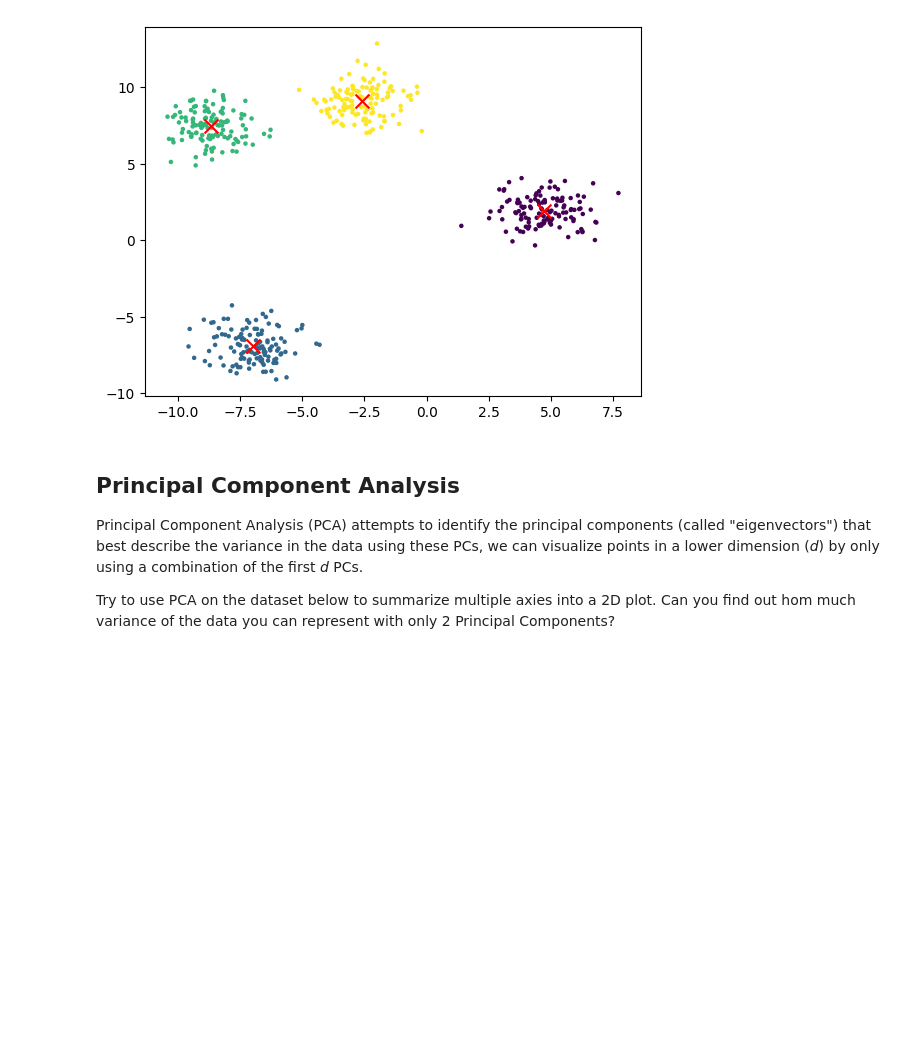
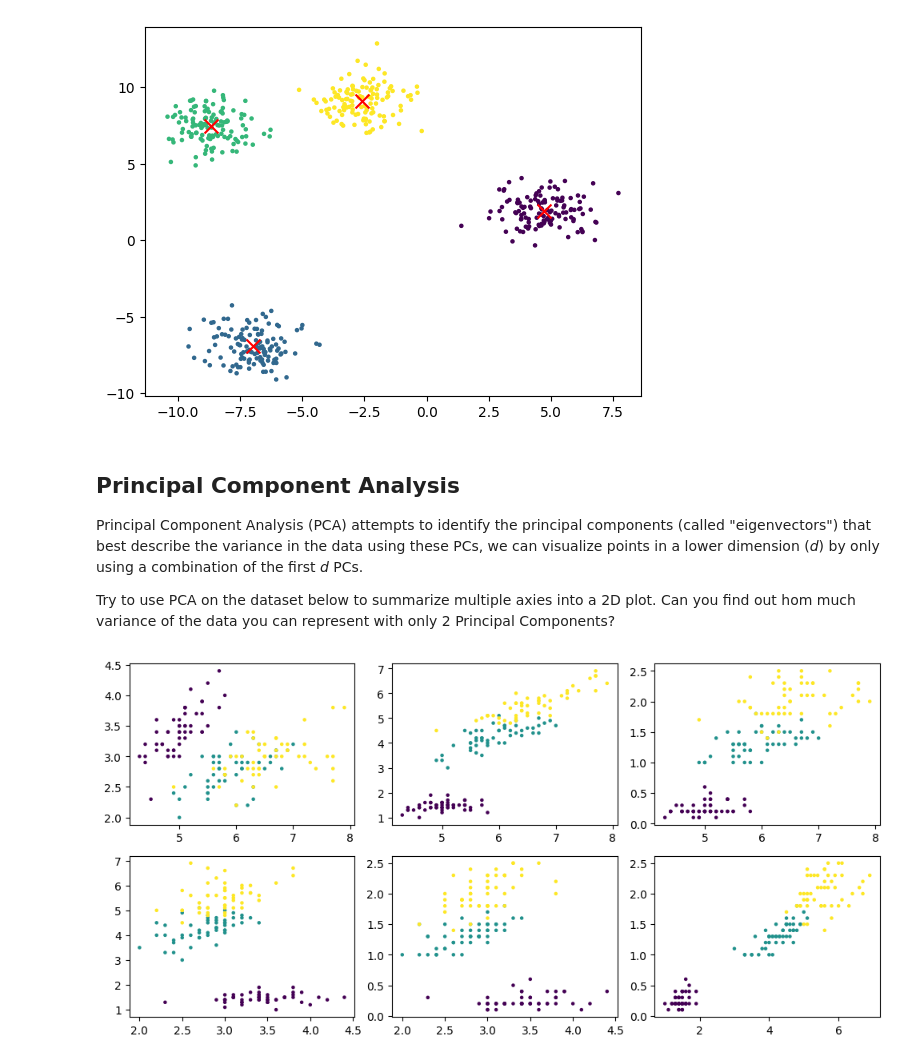
Before and after one commit to jvl1ana/juliva_uK259, a Jupyter notebook: Kopie_von_04_UnsupervisedML.ipynb, the cells around one changed output. Saved outputs shown, nothing was run; the diff lists cells and outputs as text; code cells hidden in the pictures; blank space fills up the shorter version.

```diff
--- a/Kopie_von_04_UnsupervisedML.ipynb
+++ b/Kopie_von_04_UnsupervisedML.ipynb
@@ -98,8 +98,23 @@ Try to use PCA on the dataset below to summarize multiple axies into a 2D plot.
 # %%
 from sklearn import datasets
 from sklearn.decomposition import PCA
 iris = datasets.load_iris()
+from itertools import combinations
 
 X = iris.data
 y = iris.target
 target_names = iris.target_names
+
+feature_pairs = list(combinations(range(X.shape[1]), 2))
+
+fig, axes = plt.subplots(2, 3, figsize=(10, 5))
+axes = axes.flatten()
+
+for i, (a, b) in enumerate(feature_pairs):
+    ax = axes[i]
+    ax.scatter(X[:, a], X[:, b], c=y, s=5)
+
+plt.tight_layout()
+plt.show()
+# %% [output]
+[figure, added]
```
Also changed, not shown: parts of 1 cell of this notebook.
